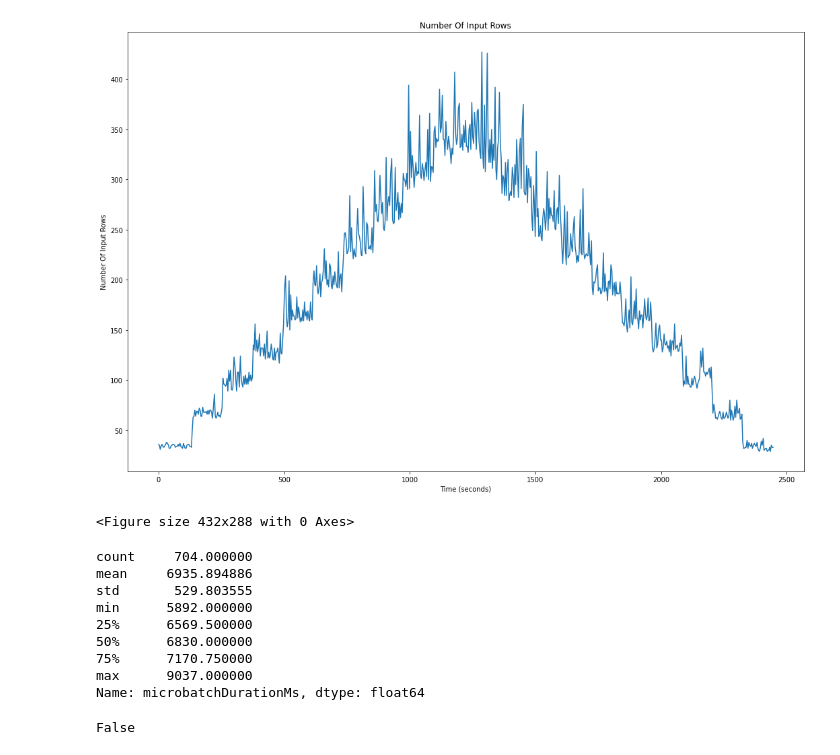
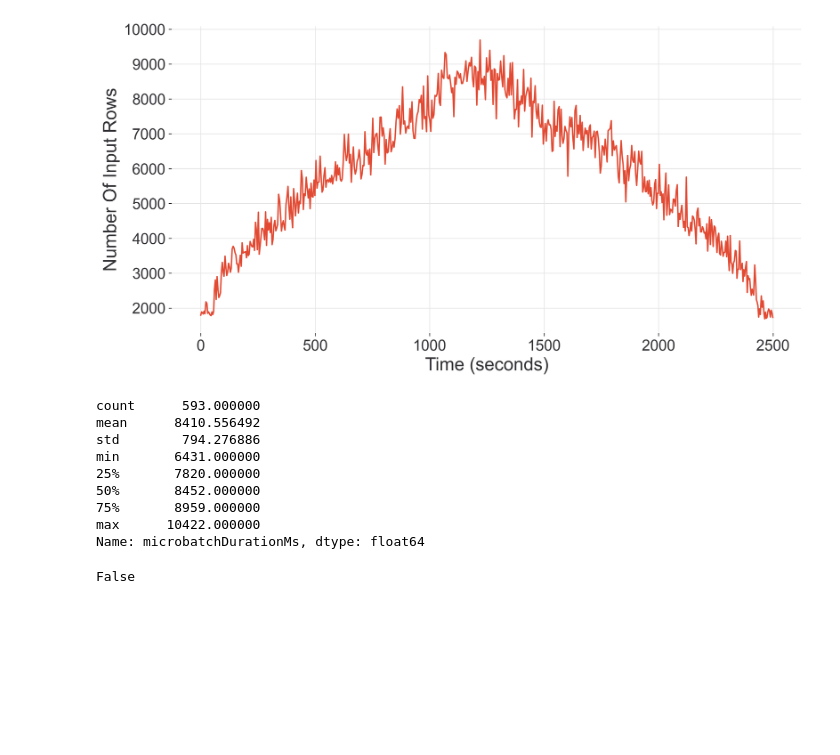
Before and after one commit to carloshkayser/data-pipeline-with-apache-kafka, a Jupyter notebook: spark-streaming-app/plots.ipynb, the cells around one changed output. Cells and saved outputs as stored; diff of their text form; code cells hidden in the pictures; blank space fills up the shorter version.

```diff
--- a/spark-streaming-app/plots.ipynb
+++ b/spark-streaming-app/plots.ipynb
@@ -5,11 +20,32 @@ import pandas as pd
+# %%
+# Import Matplotlib
+import matplotlib.pyplot as plt
+import pandas as pd
+import seaborn as sns
+import matplotlib
+
+# plt.style.use('ggplot')
+plt.style.use("theme_bw.mplstyle")
+
+font = {
+    "family": "Arial",
+    # 'weight' : 'bold',
+    "size": 16,
+}
+
+matplotlib.rc("font", **font)
+
+matplotlib.rcParams['figure.figsize'] = (12, 6) # (18, 12)
 # %%
 # Read statistics.json file
-statistics = pd.read_json("statistics-10replicas-10second.json", orient="records").T
+statistics = pd.read_json(
+    "statistics-40replicas-0waittime-30interval.json", orient="records"
+).T
 statistics.reset_index(inplace=True)
 
 # remove index column
 statistics.drop("index", axis=1, inplace=True)
 
-statistics
+statistics.head()
 # %% [output]
 |  | id | runId | name | timestamp | batchId | numInputRows | inputRowsPerSecond | processedRowsPerSecond | ... |
@@ -191,0 +171,2 @@ len(xticks)
+# %%
+statistics = statistics[statistics["time"] < 2500]
@@ -228,43 +209,32 @@ plt.savefig("inputRowsPerSecond.png")
 # %%
 import matplotlib.dates as mdates
 
-fig, ax = plt.subplots(figsize=(18, 12))
+fig, ax = plt.subplots()
 
 # Plot numInputRows vs timestamp line graph
 ax.plot(statistics["time"], statistics["numInputRows"])
 
-# define timestamp labels
-# timestamp_labels = [str(x) for x in statistics['timestamp']]
-# myFmt = mdates.DateFormatter('%H:%M:%S')
-# ax.xaxis.set_major_formatter(myFmt)
-
-# set x-axis label dynamically
-# xticks = [x for idx, x in enumerate(statistics['time']) if idx % 2000 == 0]
-# ax.set_xticks(xticks)
-# plt.xticks(xticks)
-
 plt.xlabel("Time (seconds)")
 plt.ylabel("Number Of Input Rows")
-plt.title("Number Of Input Rows")
-
-plt.show()
+# plt.title("Number Of Input Rows")
 
 # save
 plt.savefig("numInputRows.png")
+
+plt.show()
 # %% [output]
-[figure, old version]
+[figure, new version]
-<Figure size 432x288 with 0 Axes>
 # %%
 statistics["microbatchDurationMs"].describe()
 # %% [output]
-count     704.000000
-mean     6935.894886
-std       529.803555
-min      5892.000000
-25%      6569.500000
-50%      6830.000000
-75%      7170.750000
-max      9037.000000
+count      593.000000
+mean      8410.556492
+std        794.276886
+min       6431.000000
+25%       7820.000000
+50%       8452.000000
+75%       8959.000000
+max      10422.000000
 Name: microbatchDurationMs, dtype: float64
 # %%
 # check if columns has NaN
```
Also changed, not shown: parts of 25 cells of this notebook, 20 other files.
